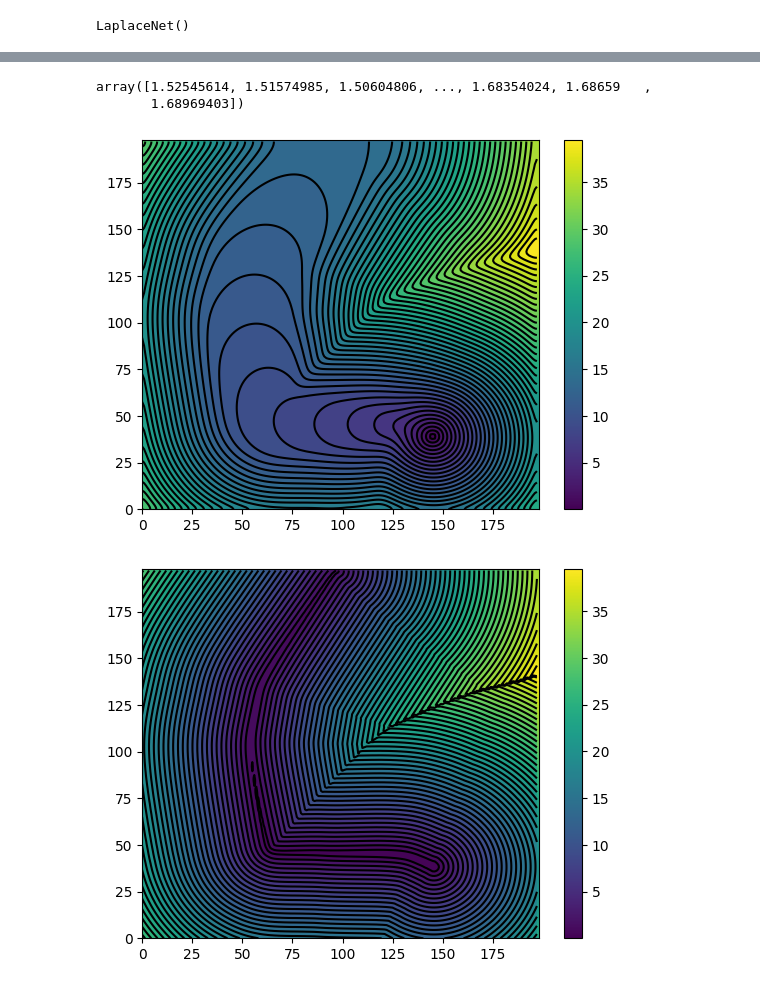
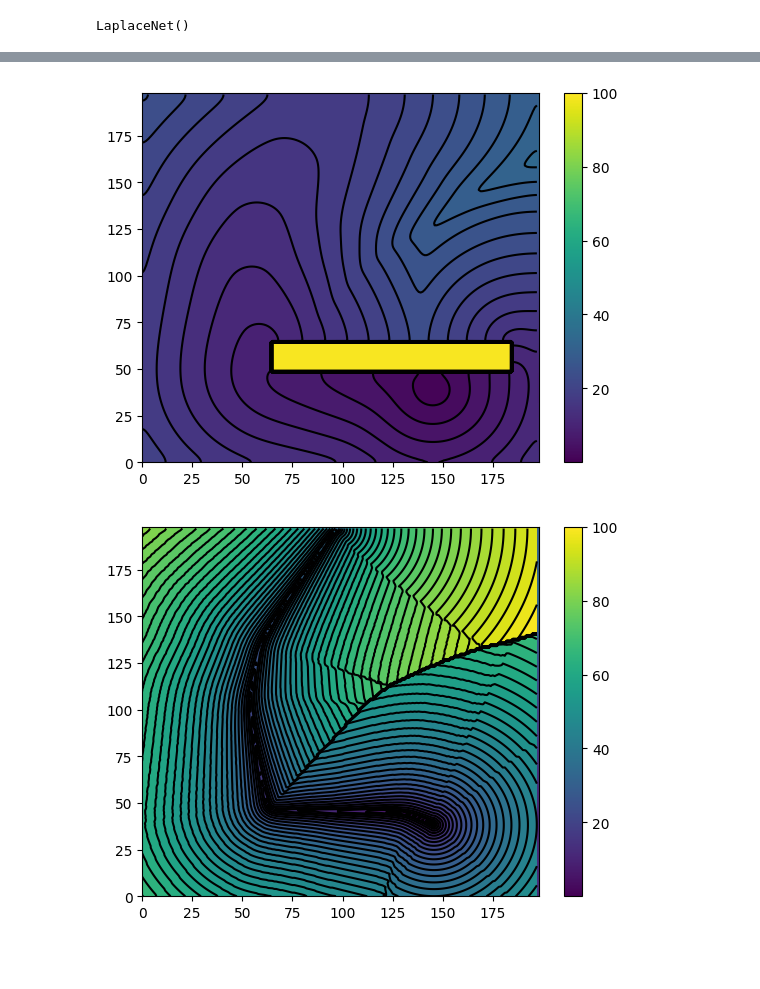
Before and after one commit to pac48/thesis_nerf, a Jupyter notebook: nerf_ws/src/laplacian/notebooks/test.ipynb, the cells around one changed output, grey strips where cells are left out. Cells and saved outputs as stored; diff of their text form; code cells hidden in the pictures; blank space fills up the shorter version.

```diff
--- a/nerf_ws/src/laplacian/notebooks/test.ipynb
+++ b/nerf_ws/src/laplacian/notebooks/test.ipynb
@@ -33,7 +33,7 @@ boundary_types = torch.zeros((res,res),dtype=torch.float32, device='cuda')
 
 
 
-cost_scale = .000001
+cost_scale = .001
 cost = cost_scale*torch.ones(res,res,dtype=torch.float32, device='cuda')
 safe = res//15
 # cost[max(obj1_ind1-safe, 0):min(obj1_ind2+safe, res-1), max(obj1_ind3-safe, 0):min(obj1_ind4+safe, res-1)] = .3
@@ -220,25 +220,19 @@ kd_tree = KDTree(traj)
 query_point = grid_train.cpu().detach().numpy()
 query_point = np.reshape(query_point, (-1,2))
 dist, idx = kd_tree.query(query_point, k=1)
-
-# idx -= traj.shape[0]//2
-# idx[idx > traj.shape[0]-1] = traj.shape[0]-1
-# idx[idx < 0] = 0
-# dist = np.sqrt(np.sum((traj[idx, :]-query_point)**2, axis=1))
-idx = traj.shape[0]-1-idx
-
-
-
-# dist[dist>.2] = .2
-target = 30*dist + 5*(idx)/traj.shape[0]
+dist = np.sqrt(dist)
+idx = np.max(idx)-idx
+target = 20*dist + 10*(idx)/np.max(idx)
 target = torch.reshape(torch.tensor(target, dtype=torch.float32, device='cuda') , (res,res))
 
 network.reset()
+for i in range(1000):
+    pred, C = network(grid_train, boundary_types, boundary_conditions)
+
 # network.V = target
 for it in range(0, 5000):
     optimizer.zero_grad()
     pred, C = network(grid_train, boundary_types, boundary_conditions)
-    V_in = network.V.detach()
     loss_train = 1*compute_loss(pred=pred, target=target, C=C, cost_scale=cost_scale)
 #     loss_train = compute_loss_grad(pred=pred, grid=grid_train,  C_pos=C_pos, cost_scale=cost_scale)
     if it % 100 == 0:
@@ -309,50 +292,46 @@ tensor([[28.5239, 28.2850, 28.0475,  ..., 23.0038, 23.2425, 23.4830],
-# %%
-np.sqrt(np.sum((traj[idx, :]-query_point)**2, axis=1))
-# %% [output]
-array([1.52545614, 1.51574985, 1.50604806, ..., 1.68354024, 1.68659   ,
-       1.68969403])
 # %%
 boundary_types_2 = boundary_types.clone()
 boundary_conditions_2 = boundary_conditions.clone()
 
 # obj1_ind1 = int(res*18/30)
 # obj1_ind2 = int(res*2/3)
 # obj1_ind3 = int(res*0)
 # obj1_ind4 = int(res*2/3)
-# boundary_conditions_2[obj1_ind1:obj1_ind2, obj1_ind3:obj1_ind4] = max_val
+# boundary_conditions_2[obj1_ind1:obj1_ind2, obj1_ind3:obj1_ind4] = 2*max_val
 # boundary_types_2[obj1_ind1:obj1_ind2, obj1_ind3:obj1_ind4] = 1.0
 
-# obj2_ind1 = int(res*3/12)
-# obj2_ind2 = int(res*4/12)
-# obj2_ind3 = int(res*1/3)
-# obj2_ind4 = int(res*28/30)
-# boundary_conditions_2[obj2_ind1:obj2_ind2, obj2_ind3:obj2_ind4] = max_val
-# boundary_types_2[obj2_ind1:obj2_ind2, obj2_ind3:obj2_ind4] = 1.0
+obj2_ind1 = int(res*3/12)
+obj2_ind2 = int(res*4/12)
+obj2_ind3 = int(res*1/3)
+obj2_ind4 = int(res*28/30)
+boundary_conditions_2[obj2_ind1:obj2_ind2, obj2_ind3:obj2_ind4] = 2*max_val
+boundary_types_2[obj2_ind1:obj2_ind2, obj2_ind3:obj2_ind4] = 1.0
 
 
 # obj1_ind1 = int(res*1/3)
 # obj1_ind2 = int(res*2/3)
 # obj1_ind3 = int(res*1/3)
 # obj1_ind4 = int(res*2/3)
-# boundary_conditions_2[obj1_ind1:obj1_ind2, obj1_ind3:obj1_ind4] = max_val
+# boundary_conditions_2[obj1_ind1:obj1_ind2, obj1_ind3:obj1_ind4] = 2*max_val
 # boundary_types_2[obj1_ind1:obj1_ind2, obj1_ind3:obj1_ind4] = 1.0
 
 
 # boundary_types_2 = boundary_types
 # boundary_conditions_2 = boundary_conditions
-
-for i in range(1000):
+network.max_val = 5*max_val
+network.reset()
+for i in range(5000):
     pred, C_pos = network(grid, boundary_types_2, boundary_conditions_2)
     V_in = pred.detach()
 
 z = pred.cpu().detach().numpy()[1:-1, 1:-1]
 plt.pcolormesh(z)
 plt.colorbar()
 cs = plt.contourf(z, levels=list(np.linspace(np.min(z),np.max(z), 50)))
 plt.contour(cs, colors='k')
 plt.show()
 # %% [output]
-[figure, old version]
+[figure, new version]
 # %%
 z2 = target.cpu().detach().numpy()[1:-1, 1:-1]
 plt.pcolormesh(z)
@@ -361,7 +340,7 @@ cs = plt.contourf(z2, levels=list(np.linspace(np.min(z2), np.max(z2), 50)))
 plt.contour(cs, colors='k')
 plt.show()
 # %% [output]
-[figure, old version]
+[figure, new version]
 # %%
 z3 = C_pos.cpu().detach().numpy()[1:-1, 1:-1]
 z3[boundary_types[1:-1,1:-1].cpu().numpy() !=0] = 0
```
Also changed, not shown: parts of 9 cells of this notebook, 4 other files.
